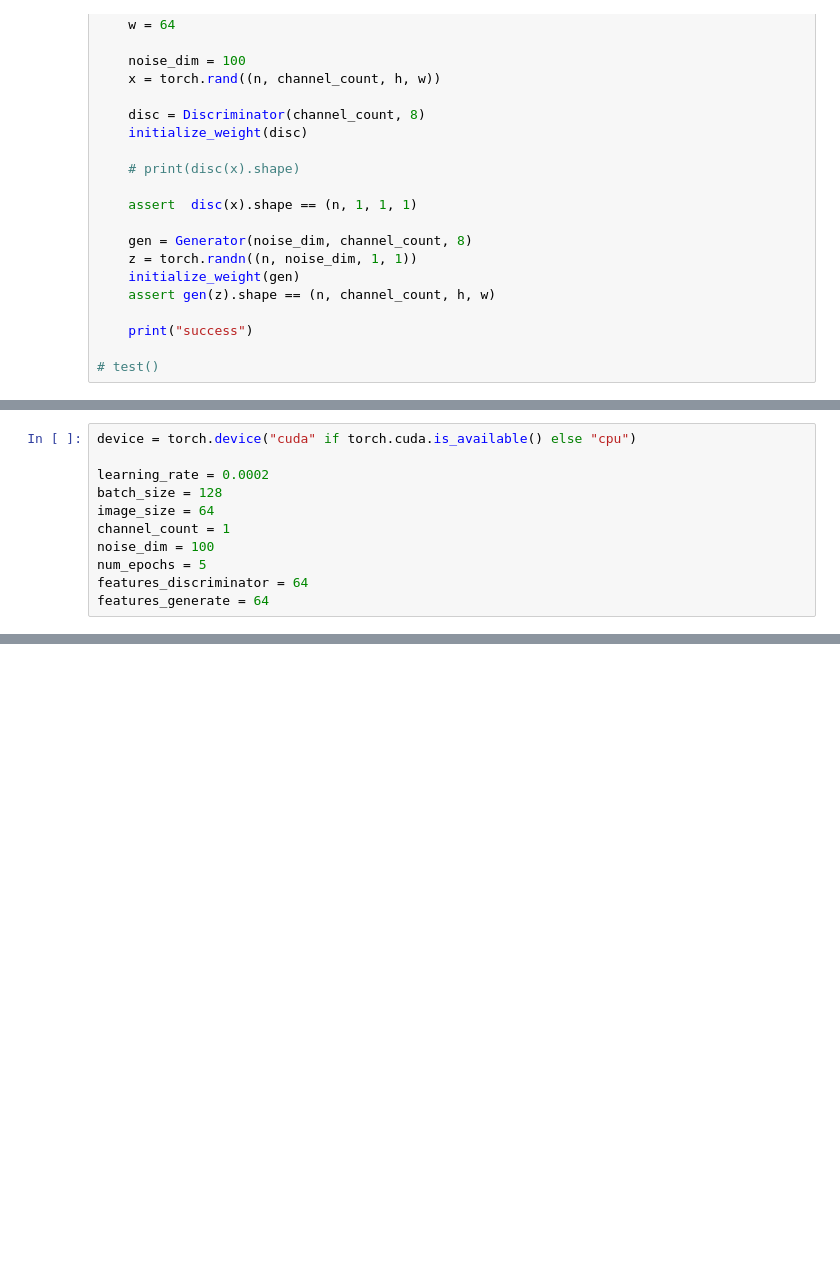
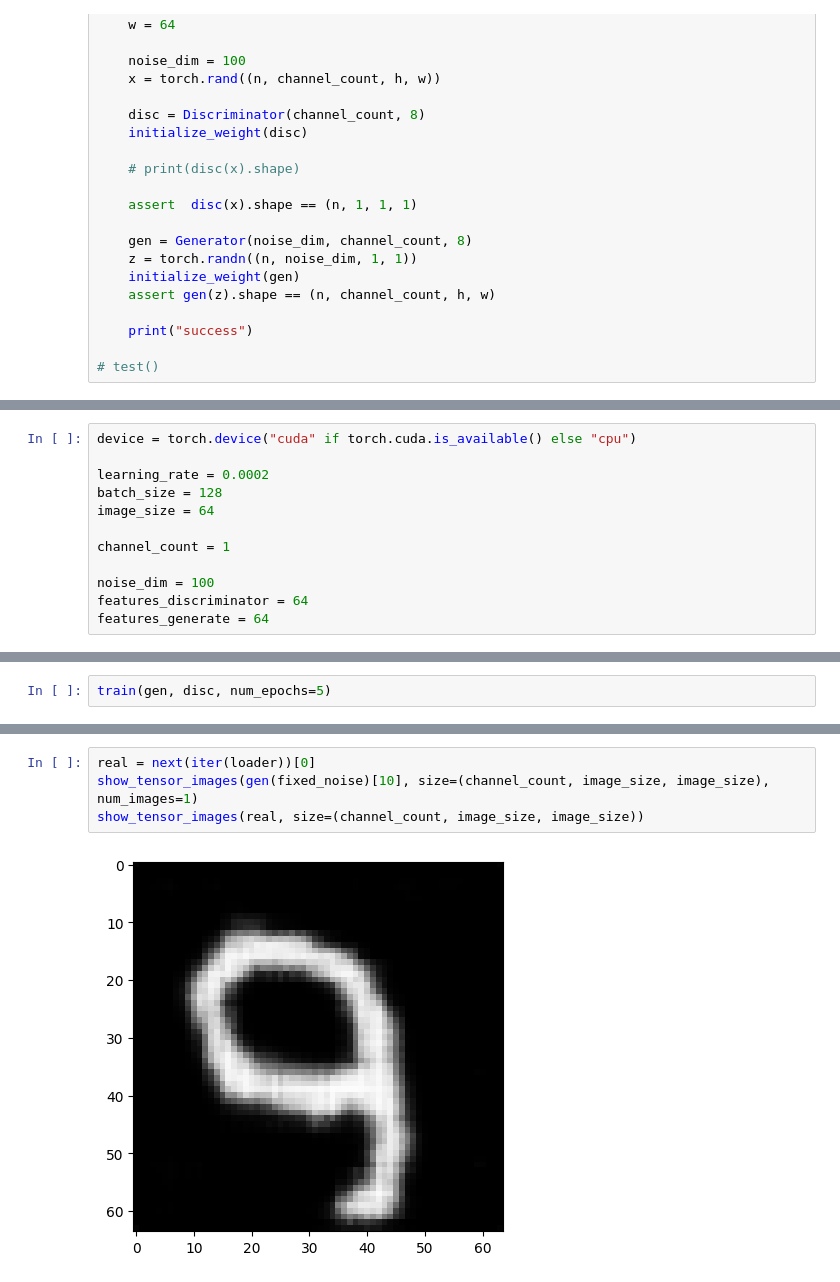
Before and after one commit to NaNnoda/NIMP, a Jupyter notebook: DCGAN.ipynb, the cells around one changed output, grey strips where cells are left out. Cells and saved outputs as stored; diff of their text form; blank space fills up the shorter version.

```diff
--- a/DCGAN.ipynb
+++ b/DCGAN.ipynb
@@ -136,9 +163,10 @@ device = torch.device("cuda" if torch.cuda.is_available() else "cpu")
 learning_rate = 0.0002
 batch_size = 128
 image_size = 64
+
 channel_count = 1
+
 noise_dim = 100
-num_epochs = 5
 features_discriminator = 64
 features_generate = 64
 # %%
@@ -262,0 +297,2 @@ torch.Size([32, 1, 64, 64])
+# %%
+train(gen, disc, num_epochs=5)
@@ -262,0 +317,6 @@ torch.Size([32, 1, 64, 64])
+# %%
+real = next(iter(loader))[0]
+show_tensor_images(gen(fixed_noise)[10], size=(channel_count, image_size, image_size), num_images=1)
+show_tensor_images(real, size=(channel_count, image_size, image_size))
+# %% [output]
+[figure, added]
```
Also changed, not shown: parts of 15 cells of this notebook.
